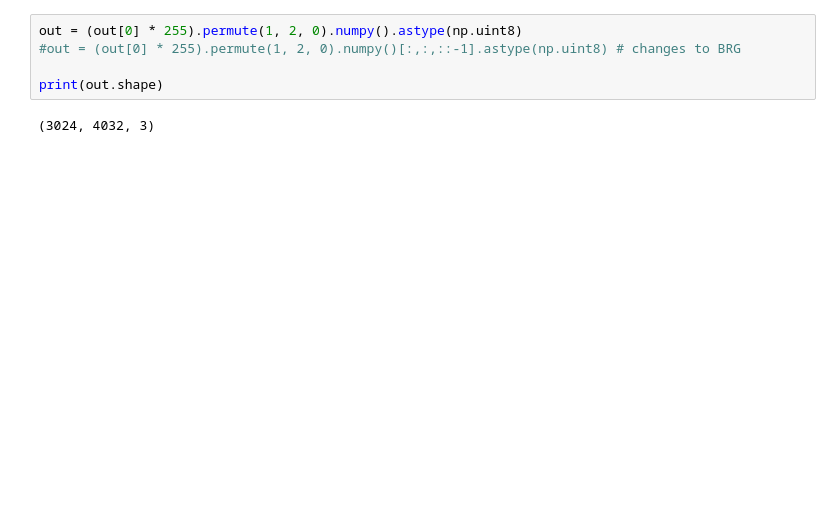
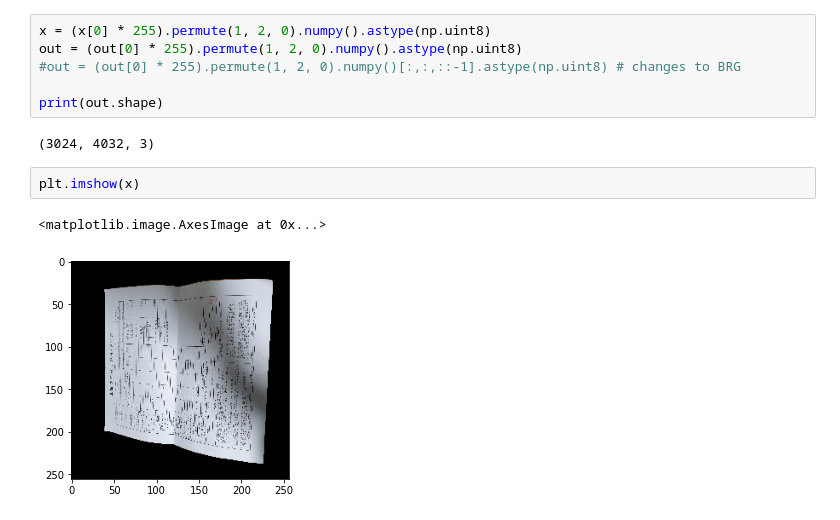
Before and after one commit to healthport-Inc/image-processing, a Jupyter notebook: geo.ipynb, the cells around one changed output. Saved outputs shown, nothing was run; the diff lists cells and outputs as text; blank space fills up the shorter version.

```diff
--- a/geo.ipynb
+++ b/geo.ipynb
@@ -140,12 +154,18 @@ print(out.shape)
 # %% [output]
 torch.Size([1, 3, 3024, 4032])
 # %%
+x = (x[0] * 255).permute(1, 2, 0).numpy().astype(np.uint8)
 out = (out[0] * 255).permute(1, 2, 0).numpy().astype(np.uint8)
 #out = (out[0] * 255).permute(1, 2, 0).numpy()[:,:,::-1].astype(np.uint8) # changes to BRG
 
 print(out.shape)
 # %% [output]
 (3024, 4032, 3)
+# %%
+plt.imshow(x)
+# %% [output]
+<matplotlib.image.AxesImage at 0x...>
+[figure, added]
 # %%
 plt.imshow(out)
 # %% [output]
```
Also changed, not shown: parts of 13 cells of this notebook, 12 other files.
